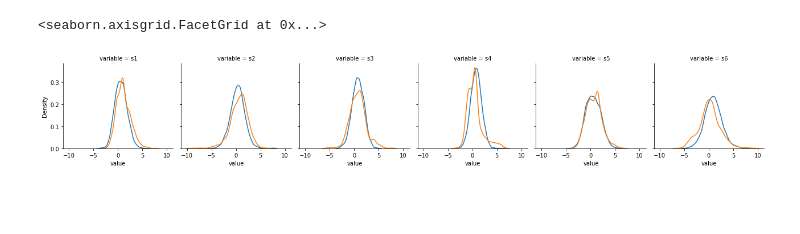
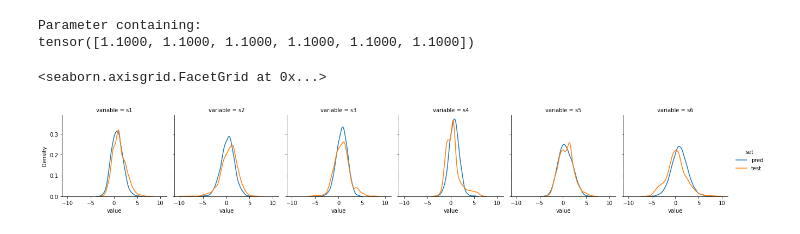
Before and after one commit to saschagaudlitz/Flash, a Jupyter notebook: test.ipynb, the cells around one changed output. Saved outputs shown, nothing was run; the diff lists cells and outputs as text; code cells hidden in the pictures; blank space fills up the shorter version.

```diff
--- a/test.ipynb
+++ b/test.ipynb
@@ -51,12 +56,18 @@ anderson_darling(X_test, X_pred), kendall_absolute_error(X_test, X_pred)
+# %%
+model.ts_model.coef
+# %% [output]
+Parameter containing:
+tensor([1.1000, 1.1000, 1.1000, 1.1000, 1.1000, 1.1000])
 # %%
 df_pred = pd.DataFrame(X_pred.detach().numpy(), columns=['s1', 's2', 's3', 's4', 's5', 's6'])
 df_pred['set'] = 'pred'
 
 df_test = pd.DataFrame(X_test.detach().numpy(), columns=['s1', 's2', 's3', 's4', 's5', 's6'])
 df_test['set'] = 'test'
 
 g = sns.FacetGrid(pd.melt(pd.concat([df_pred, df_test]), id_vars=['set'], value_vars=['s1', 's2', 's3', 's4', 's5', 's6']), hue='set', col='variable')
 g.map(sns.kdeplot, 'value')
+g.add_legend()
 # %% [output]
 <seaborn.axisgrid.FacetGrid at 0x...>
-[figure, old version]
+[figure, new version]
```
Also changed, not shown: parts of 5 cells of this notebook, 22 other files.
